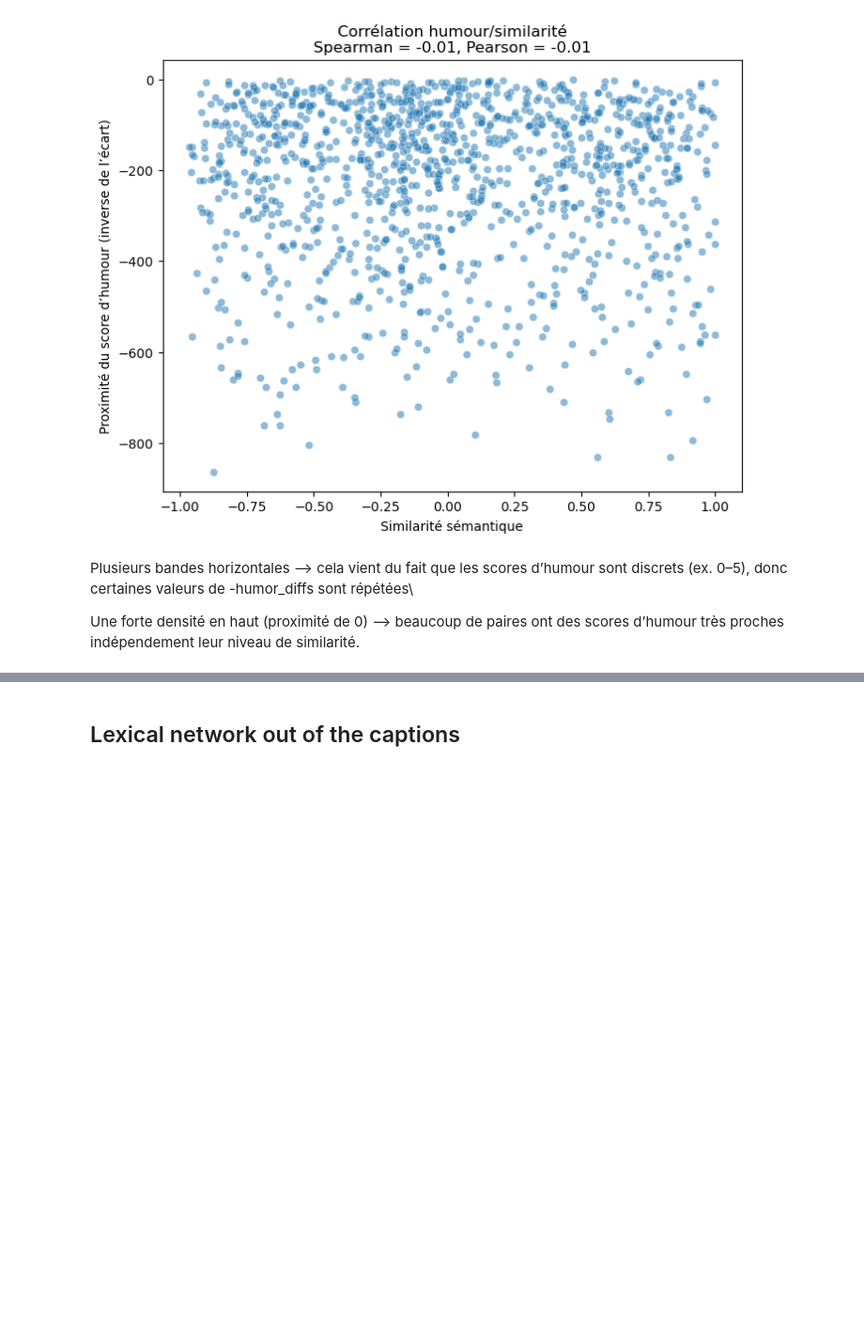
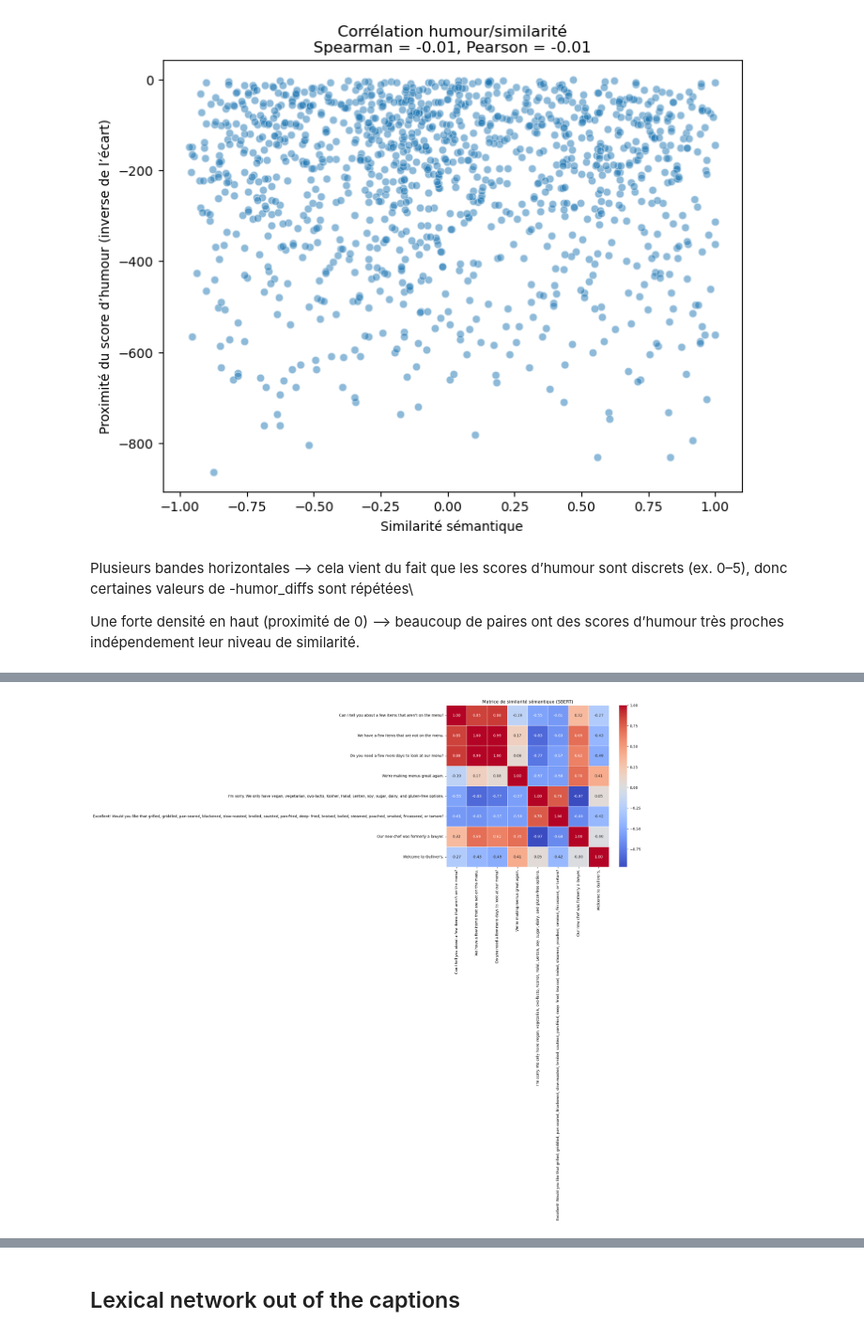
Before and after one commit to epfl-ada/ada-2025-project-adacore42, a Jupyter notebook: _Other/cycy_analysis/similarity_between_captions.ipynb, the cells around one changed output, grey strips where cells are left out. Shown at 94% size. Drawn from its saved outputs; the diff is of its cells as text; code cells hidden in the pictures; blank space fills up the shorter version.

```diff
--- a/_Other/cycy_analysis/similarity_between_captions.ipynb
+++ b/_Other/cycy_analysis/similarity_between_captions.ipynb
@@ -285,0 +457,4 @@ Une forte densité en haut (proximité de 0) --> beaucoup de paires ont des scor
+# %%
+df_sim3 = plot_similarity_matrix(sentences_test_df, text_col='caption', model_name='all-MiniLM-L6-v2', semantic_sim_ratio=0, structural_sim_ratio=1)
+# %% [output]
+[figure, added]
```
Also changed, not shown: parts of 16 cells of this notebook.
